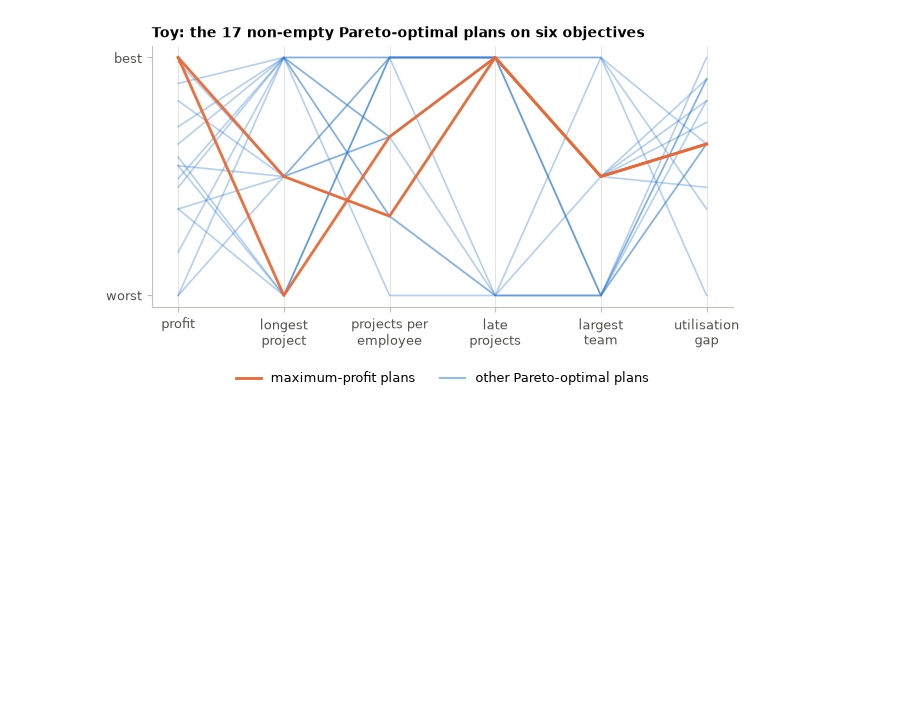
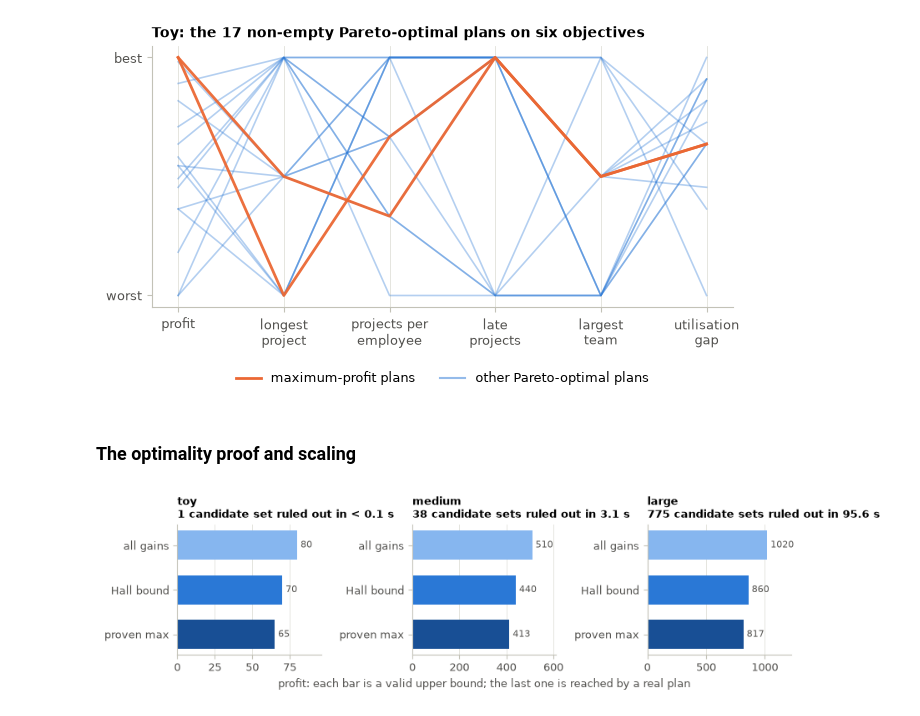
Before and after one commit to amithkm9/Decision_Modeling, a Jupyter notebook: CompuOpti_staffing_improved (1).ipynb, the cells around one changed output. Drawn from its saved outputs; the diff is of its cells as text; code cells hidden in the pictures; blank space fills up the shorter version.

Commit message:
Add proof ladder and scaling figures

```diff
--- a/CompuOpti_staffing_improved (1).ipynb
+++ b/CompuOpti_staffing_improved (1).ipynb
@@ -1295,3 +1295,25 @@ ax.grid(axis="y", visible=False)
 plt.show()
 # %% [output]
 [figure]
+# %% [markdown]
+### The optimality proof and scaling
+# %%
+RUNG = ["#86b6ef", BLUE, "#184f95"]
+fig, axes = plt.subplots(1, 3, figsize=(8.5, 2.6))
+for ax, n in zip(axes, INST, strict=True):
+    v = ladder.loc[n, ["all projects", "Hall bound", "proven max"]]
+    ax.barh(range(3), v.values, color=RUNG, height=0.65)
+    for k, x in enumerate(v.values):
+        ax.text(x, k, f" {x:g}", va="center", fontsize=8, color=INK2)
+    p = proof[n]
+    ax.set(yticks=range(3), yticklabels=["all gains", "Hall bound", "proven max"],
+           xlim=(0, v.max() * 1.2))
+    ax.set_title(f"{n}\n{p['n_sets']} candidate set{'s' * (p['n_sets'] != 1)} ruled out in "
+                 + (f"{p['seconds']:.1f} s" if p["seconds"] >= 0.1 else "< 0.1 s"), fontsize=9)
+    ax.invert_yaxis()
+    ax.grid(axis="y", visible=False)
+axes[1].set_xlabel("profit: each bar is a valid upper bound; the last one is reached by a real plan")
+fig.tight_layout()
+save(fig, "proof_ladder")
+# %% [output]
+[figure, added]
```
Also changed, not shown: parts of 1 cell of this notebook.
